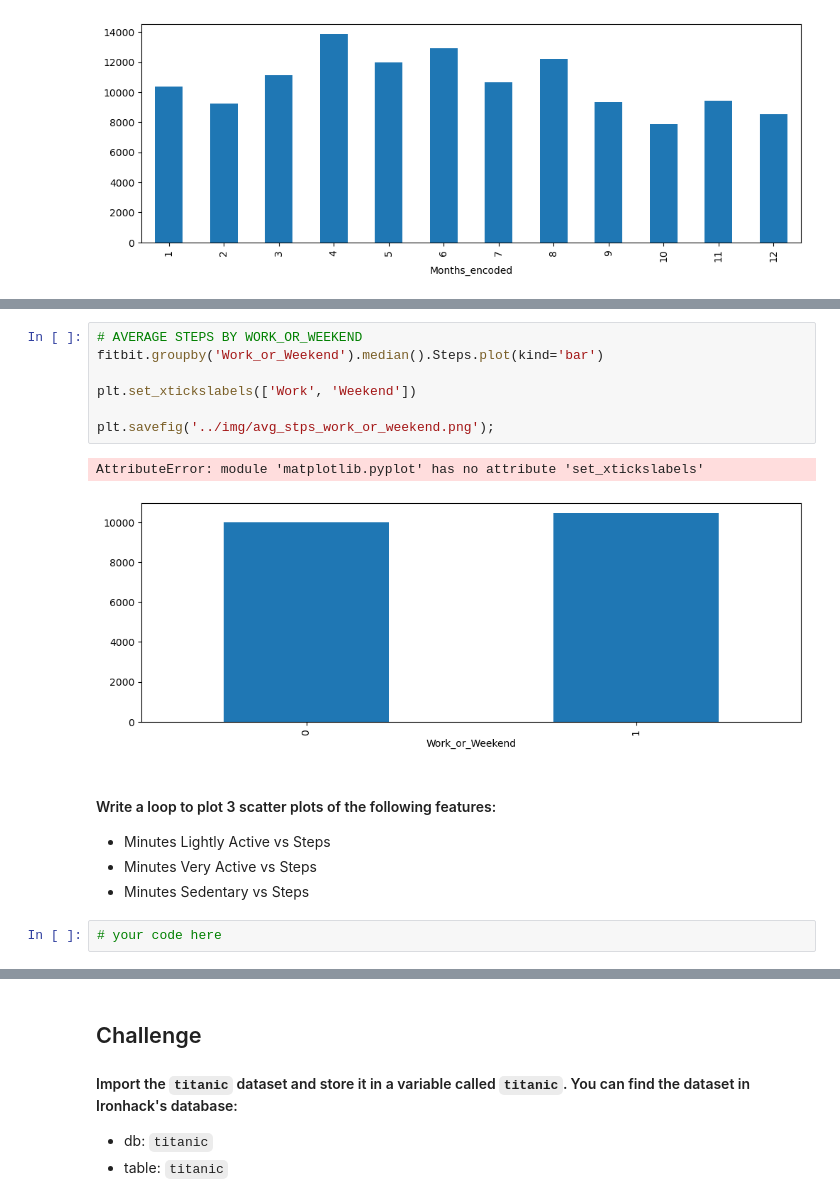
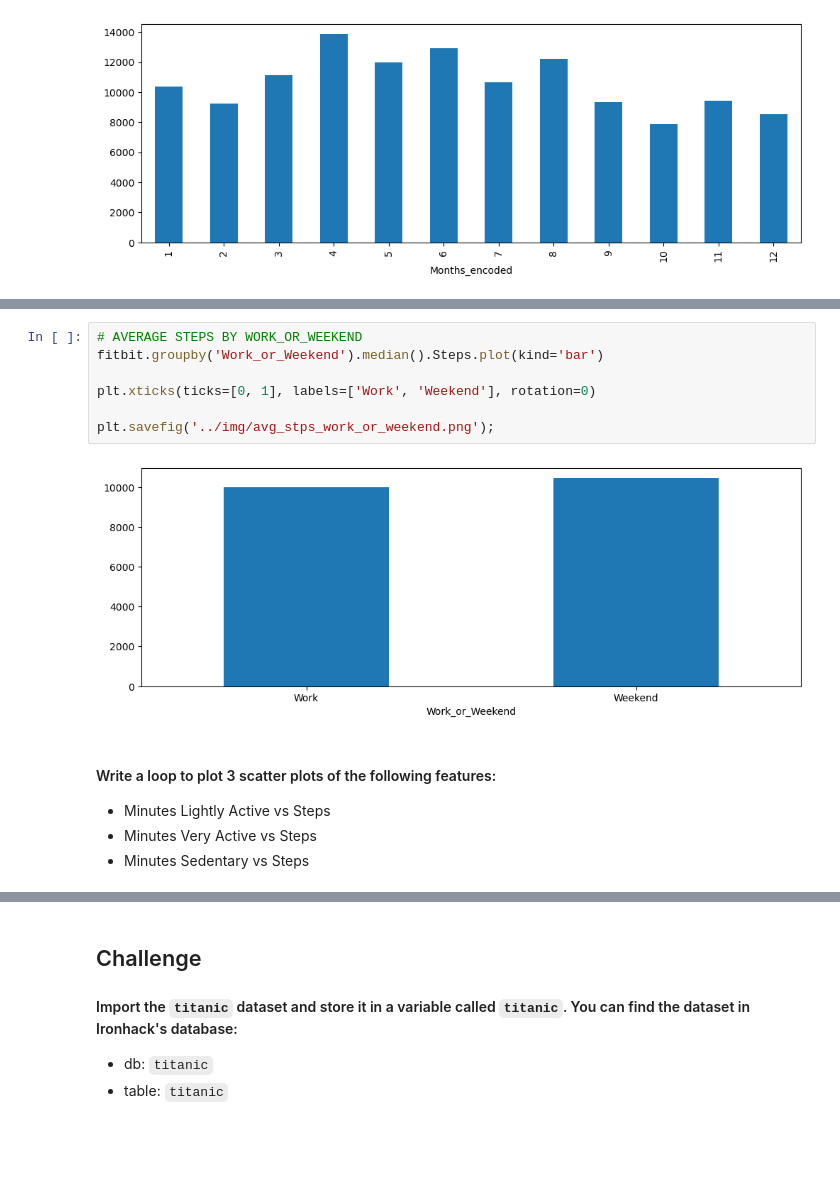
Before and after one commit to Ironhack-Data-Madrid-Octubre-2023/5.2-lab_matplotlib_seaborn, a Jupyter notebook: your-code/main.ipynb, the cells around one changed output, grey strips where cells are left out. Cells and saved outputs as stored; diff of their text form; blank space fills up the shorter version.

```diff
--- a/your-code/main.ipynb
+++ b/your-code/main.ipynb
@@ -73,18 +53,15 @@ xticks(ticks=None, labels=None, *, minor=False, **kwargs)
 # %%
 # AVERAGE STEPS BY WORK_OR_WEEKEND
 fitbit.groupby('Work_or_Weekend').median().Steps.plot(kind='bar')
 
-plt.set_xtickslabels(['Work', 'Weekend'])
+plt.xticks(ticks=[0, 1], labels=['Work', 'Weekend'], rotation=0)
 
 plt.savefig('../img/avg_stps_work_or_weekend.png');
 # %% [output]
-AttributeError: module 'matplotlib.pyplot' has no attribute 'set_xtickslabels'
-[figure, old version]
+[figure, new version]
 # %% [markdown]
 #### Write a loop to plot 3 scatter plots of the following features:
 
 * Minutes Lightly Active vs Steps
 * Minutes Very Active vs Steps
 * Minutes Sedentary vs Steps
-# %%
-# your code here
```
Also changed, not shown: parts of 4 cells of this notebook, 1 other file.
